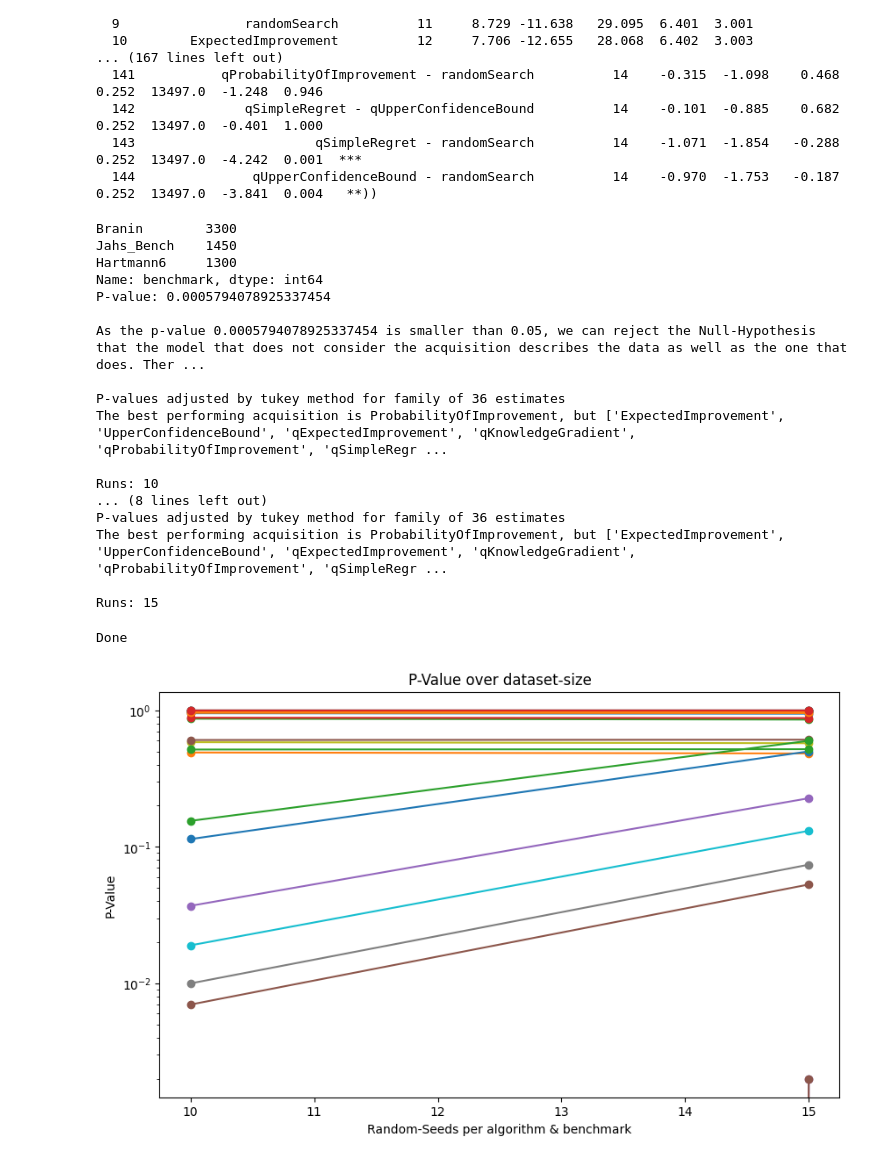
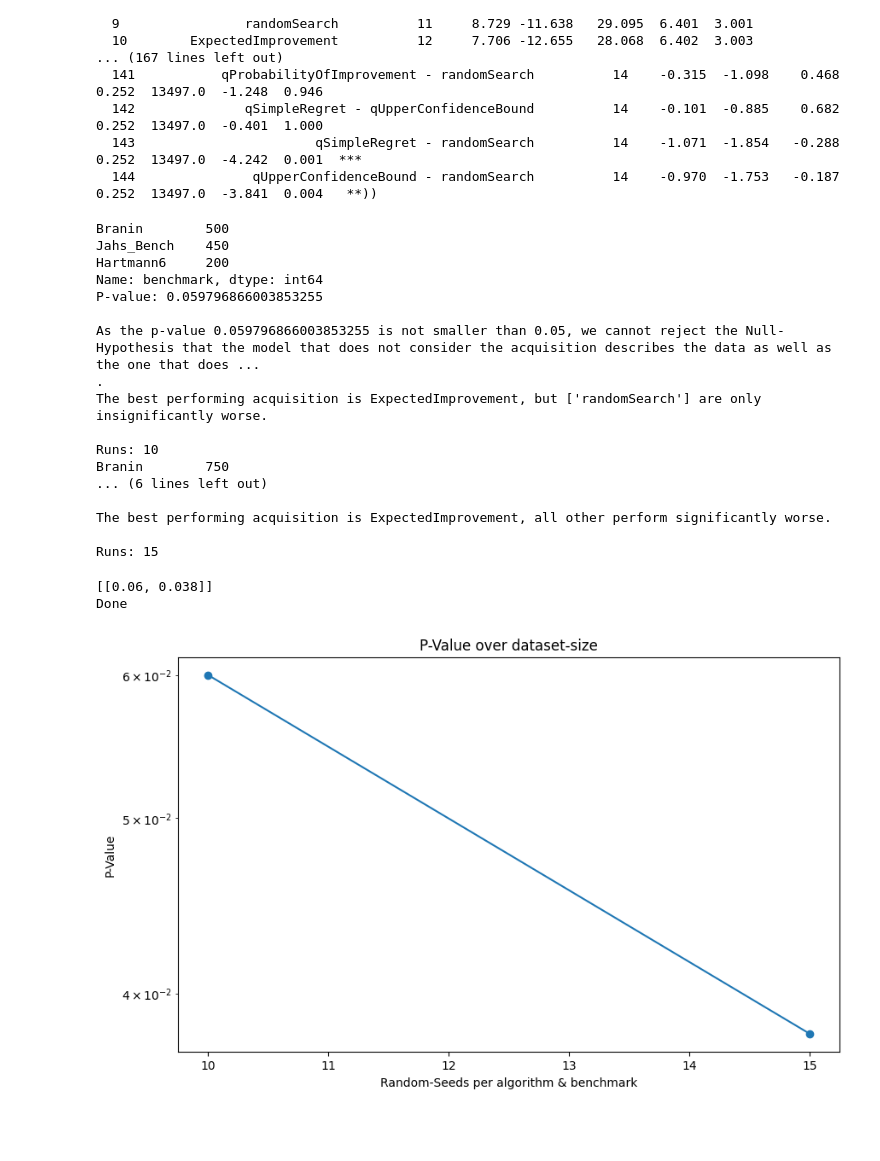
Before and after one commit to automl-private/significance_analysis, a Jupyter notebook: significance_analysis_example/testfield.ipynb, the cells around one changed output. Cells and saved outputs as stored; diff of their text form; code cells hidden in the pictures; blank space fills up the shorter version.

Commit message:
visualized significance EI vs RS

```diff
--- a/significance_analysis_example/testfield.ipynb
+++ b/significance_analysis_example/testfield.ipynb
@@ -64,10 +64,12 @@ data5=data.loc[data["benchmark"]!="NN_HPO_Bench"]
 runs=10
 
 
-def proportion_data(data,runs,minimum=0,stepsize=1):
+def proportion_data(data,runs,minimum=0,stepsize=1,systems:list[str]=None):
     data_by_algorithm=[]
     data4=pd.DataFrame(columns=data.columns)
-    for algo in data["acquisition"].unique():
+    if not systems:
+        systems=data["acquisition"].unique()
+    for algo in systems:
         data_by_algorithm.append(data.loc[data["acquisition"]==algo])
         seed_list=list(data_by_algorithm[-1]["seed"].unique())
         for seed in seed_list:
@@ -79,6 +81,7 @@ def proportion_data(data,runs,minimum=0,stepsize=1):
                 data4=pd.concat([data4,data_by_algorithm[-1].loc[data_by_algorithm[-1]["seed"]==seed]])
 
         else:
+            print(minimum)
             selected_seeds=random.sample(seed_list,minimum-1)
 
             for seed in selected_seeds:
@@ -94,7 +97,7 @@ def proportion_data(data,runs,minimum=0,stepsize=1):
     return list_of_datasets
 
 
-#print((proportion_data(data5,10,7,2)))
+#print((proportion_data(data5,10,7,2,["randomSearch","ExpectedImprovement"])))
 # %%
 data3=data.loc[data["benchmark"]!="NN_HPO_Bench"]
 result_list=[]
@@ -102,10 +105,11 @@ x_data=[]
 min_runs=10
 max_runs=15
 stepsize=5
-n_algorithms=len(data3["acquisition"].unique())
-for i in range(sum(range(1, n_algorithms))):
+systems=["randomSearch","ExpectedImprovement"]
+n_systems=len(systems)
+for i in range(sum(range(1, n_systems))):
     x_data.append([])
-for number,dataset in enumerate(proportion_data(data3,max_runs,min_runs,stepsize)):
+for number,dataset in enumerate(proportion_data(data3,max_runs,min_runs,stepsize,["randomSearch","ExpectedImprovement"])):
     print(dataset["benchmark"].value_counts())
     result=conduct_analysis(
         dataset,
@@ -116,49 +120,51 @@ for number,dataset in enumerate(proportion_data(data3,max_runs,min_runs,stepsize
         show_plots=False,
     )
     result_list.append(result)
-    for algo_combo in range(sum(range(1, n_algorithms))):
+    for algo_combo in range(sum(range(1, n_systems))):
         x_data[algo_combo].append(result[1][1]["P-val"][algo_combo])
     print(f"Runs: {number*stepsize+min_runs}")
 # %% [output]
-Branin        3300
-Jahs_Bench    1450
-Hartmann6     1300
+Branin        500
+Jahs_Bench    450
+Hartmann6     200
 Name: benchmark, dtype: int64
-P-value: 0.0005794078925337454
+P-value: 0.059796866003853255
 
-As the p-value 0.0005794078925337454 is smaller than 0.05, we can reject the Null-Hypothesis that the model that does not consider the acquisition describes the data as well as the one that does. Ther ...
-
-P-values adjusted by tukey method for family of 36 estimates
-The best performing acquisition is ProbabilityOfImprovement, but ['ExpectedImprovement', 'UpperConfidenceBound', 'qExpectedImprovement', 'qKnowledgeGradient', 'qProbabilityOfImprovement', 'qSimpleRegr ...
+As the p-value 0.059796866003853255 is not smaller than 0.05, we cannot reject the Null-Hypothesis that the model that does not consider the acquisition describes the data as well as the one that does ...
+.
+The best performing acquisition is ExpectedImprovement, but ['randomSearch'] are only insignificantly worse.
 
 Runs: 10
-... (8 lines left out)
-P-values adjusted by tukey method for family of 36 estimates
-The best performing acquisition is ProbabilityOfImprovement, but ['ExpectedImprovement', 'UpperConfidenceBound', 'qExpectedImprovement', 'qKnowledgeGradient', 'qProbabilityOfImprovement', 'qSimpleRegr ...
+Branin        750
+... (6 lines left out)
+
+The best performing acquisition is ExpectedImprovement, all other perform significantly worse.
 
 Runs: 15
 # %%
 import numpy as np
 import matplotlib.pyplot as plt
-y_data=np.linspace(min_runs,max_runs,len(x_data[1]))
+print(x_data)
+y_data=np.linspace(min_runs,max_runs,len(x_data[0]))
 algo_combo_names=list(result[1][1]["Contrast"].unique())
 
 _, axis = plt.subplots(figsize=(10, 6))
 for number,algo_combo in enumerate(x_data):
     axis.errorbar(
         y_data,
         algo_combo,
         label=algo_combo_names[number],
         fmt="o-",
         capsize=3,
         )
 print("Done")
 axis.set_xlabel("Random-Seeds per algorithm & benchmark")
 axis.set_yscale("log")
 axis.set_ylabel("P-Value")
 axis.set_title(f"P-Value over dataset-size")
 #axis.legend()
 plt.show()
 # %% [output]
+[[0.06, 0.038]]
 Done
-[figure, old version]
+[figure, new version]
```
Also changed, not shown: parts of 3 cells of this notebook, 1 other file.
